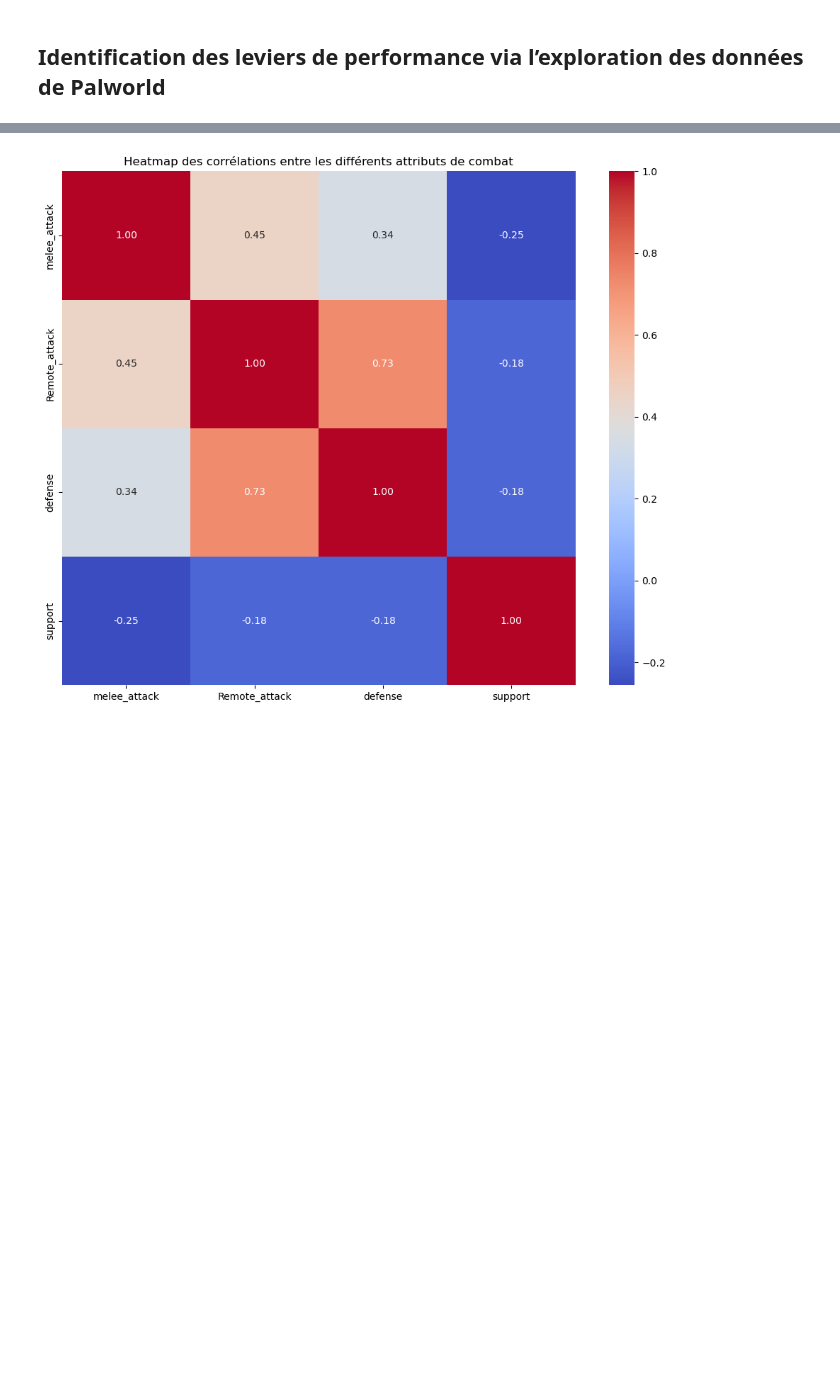
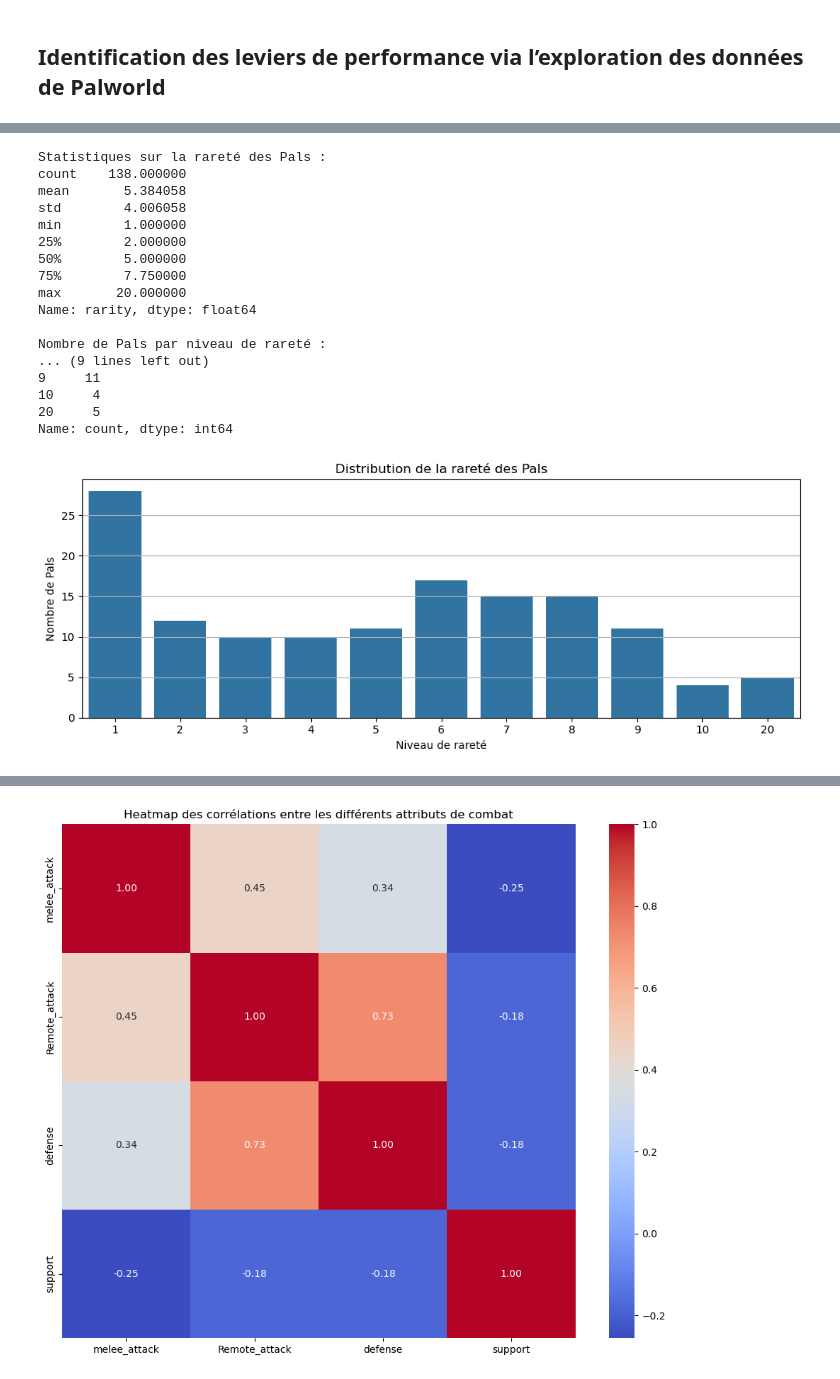
Before and after one commit to Paul-Emmanuel-Buffe/pals-analysis, a Jupyter notebook: notebooks/pals_analysis.ipynb, the cells around one changed output, grey strips where cells are left out. Cells and saved outputs as stored; diff of their text form; code cells hidden in the pictures; blank space fills up the shorter version.

```diff
--- a/notebooks/pals_analysis.ipynb
+++ b/notebooks/pals_analysis.ipynb
@@ -2719,0 +2972,67 @@ Connexion fermée.
+# %%
+# === Configuration de la base de données ===
+config = {
+    'user': 'root',
+    'password': 'cN06+#P34',
+    'host': 'localhost',
+    'port': 3307,
+    'database': 'palworld_database'
+}
+
+# === Connexion SQLAlchemy ===
+engine = create_engine(
+    f"mariadb+mariadbconnector://{config['user']}:{config['password']}@{config['host']}:{config['port']}/{config['database']}"
+)
+
+# === Requête SQL pour récupérer la rareté ===
+query = """
+SELECT name, rarity
+FROM palu_combat_attribute
+WHERE rarity IS NOT NULL;
+"""
+
+df_rarity = pd.read_sql(query, engine)
+
+
+# === Statistiques descriptives ===
+print("Statistiques sur la rareté des Pals :")
+print(df_rarity['rarity'].describe())
+
+# === Distribution (nombre de Pals par niveau de rareté) ===
+rarity_counts = df_rarity['rarity'].value_counts().sort_index()
+
+# === Affichage console ===
+print("\nNombre de Pals par niveau de rareté :")
+print(rarity_counts)
+
+# === Visualisation ===
+plt.figure(figsize=(10, 4))
+sns.barplot(x=rarity_counts.index.astype(str), y=rarity_counts.values)
+plt.title("Distribution de la rareté des Pals")
+plt.xlabel("Niveau de rareté")
+plt.ylabel("Nombre de Pals")
+plt.grid(axis='y')
+plt.tight_layout()
+plt.show()
+
+# === Déconnexion ===
+engine.dispose()
+# %% [output]
+Statistiques sur la rareté des Pals :
+count    138.000000
+mean       5.384058
+std        4.006058
+min        1.000000
+25%        2.000000
+50%        5.000000
+75%        7.750000
+max       20.000000
+Name: rarity, dtype: float64
+
+Nombre de Pals par niveau de rareté :
+... (9 lines left out)
+9     11
+10     4
+20     5
+Name: count, dtype: int64
+[figure, added]
```
Also changed, not shown: parts of 40 cells of this notebook, 9 other files.
